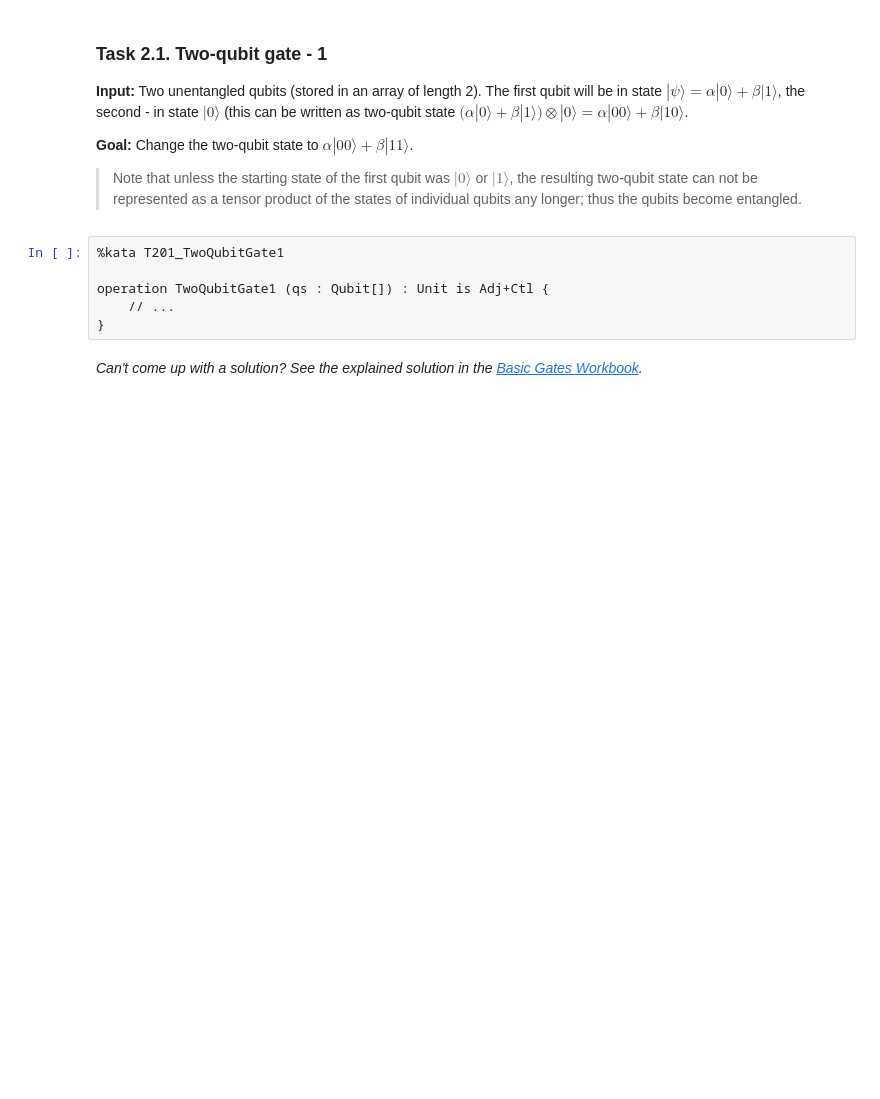
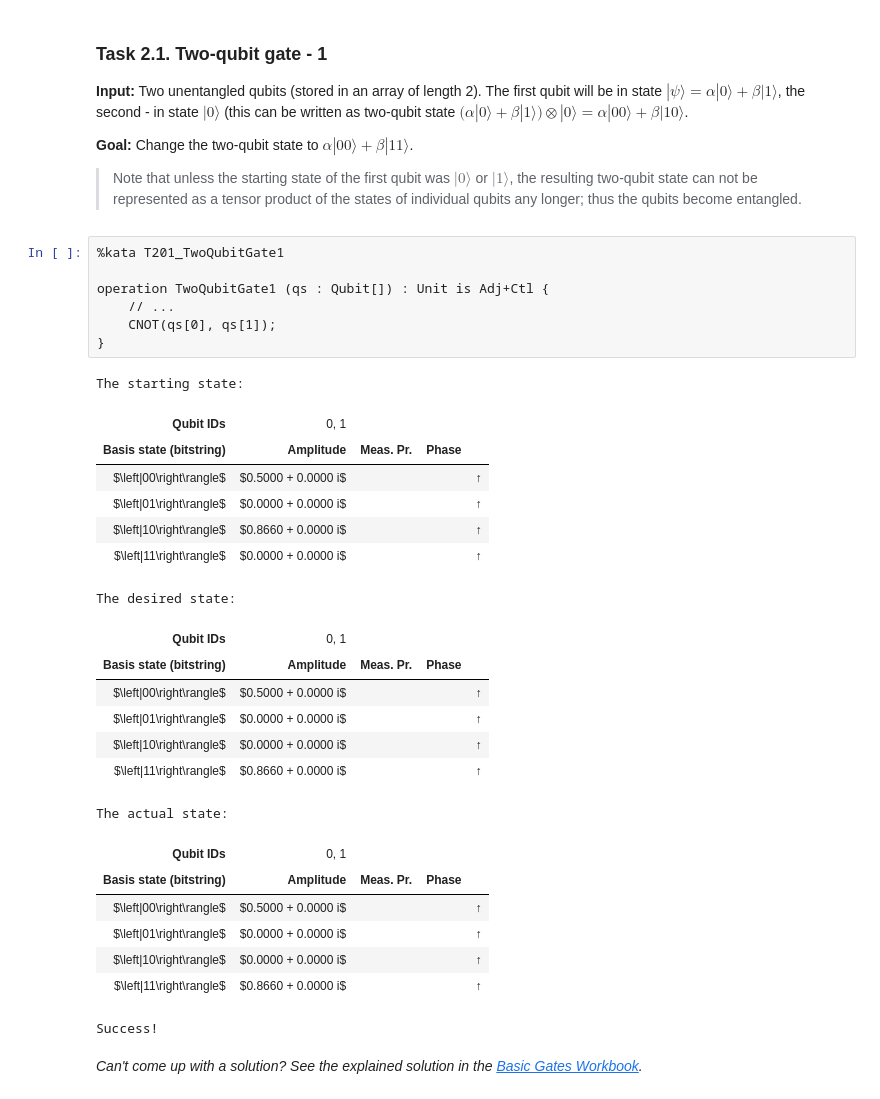
Before and after one commit to jgoicoec/QuantumKatas, a Jupyter notebook: BasicGates/BasicGates.ipynb, the cells around one changed output. Drawn from its saved outputs; the diff is of its cells as text; blank space fills up the shorter version.

```diff
--- a/BasicGates/BasicGates.ipynb
+++ b/BasicGates/BasicGates.ipynb
@@ -393,9 +467,33 @@ The first qubit will be in state $|\psi\rangle = \alpha |0\rangle + \beta |1\ran
 # %%
 %kata T201_TwoQubitGate1
 
 operation TwoQubitGate1 (qs : Qubit[]) : Unit is Adj+Ctl {
     // ...
+    CNOT(qs[0], qs[1]);
 }
+# %% [output]
+The starting state:
+| Qubit IDs | 0, 1 |
+| Basis state (bitstring) | Amplitude | Meas. Pr. | Phase |
+| $\left|00\right\rangle$ | $0.5000 + 0.0000 i$ |  |  | ↑ |
+| $\left|01\right\rangle$ | $0.0000 + 0.0000 i$ |  |  | ↑ |
+| $\left|10\right\rangle$ | $0.8660 + 0.0000 i$ |  |  | ↑ |
+| $\left|11\right\rangle$ | $0.0000 + 0.0000 i$ |  |  | ↑ |
+The desired state:
+| Qubit IDs | 0, 1 |
+| Basis state (bitstring) | Amplitude | Meas. Pr. | Phase |
+| $\left|00\right\rangle$ | $0.5000 + 0.0000 i$ |  |  | ↑ |
+| $\left|01\right\rangle$ | $0.0000 + 0.0000 i$ |  |  | ↑ |
+| $\left|10\right\rangle$ | $0.0000 + 0.0000 i$ |  |  | ↑ |
+| $\left|11\right\rangle$ | $0.8660 + 0.0000 i$ |  |  | ↑ |
+The actual state:
+| Qubit IDs | 0, 1 |
+| Basis state (bitstring) | Amplitude | Meas. Pr. | Phase |
+| $\left|00\right\rangle$ | $0.5000 + 0.0000 i$ |  |  | ↑ |
+| $\left|01\right\rangle$ | $0.0000 + 0.0000 i$ |  |  | ↑ |
+| $\left|10\right\rangle$ | $0.0000 + 0.0000 i$ |  |  | ↑ |
+| $\left|11\right\rangle$ | $0.8660 + 0.0000 i$ |  |  | ↑ |
+Success!
 # %% [markdown]
 *Can't come up with a solution? See the explained solution in the [Basic Gates Workbook](./Workbook_BasicGates.ipynb#Task-2.1.-Two-qubit-gate---1).*
 # %% [markdown]
```
Also changed, not shown: parts of 4 cells of this notebook, 3 other files.
